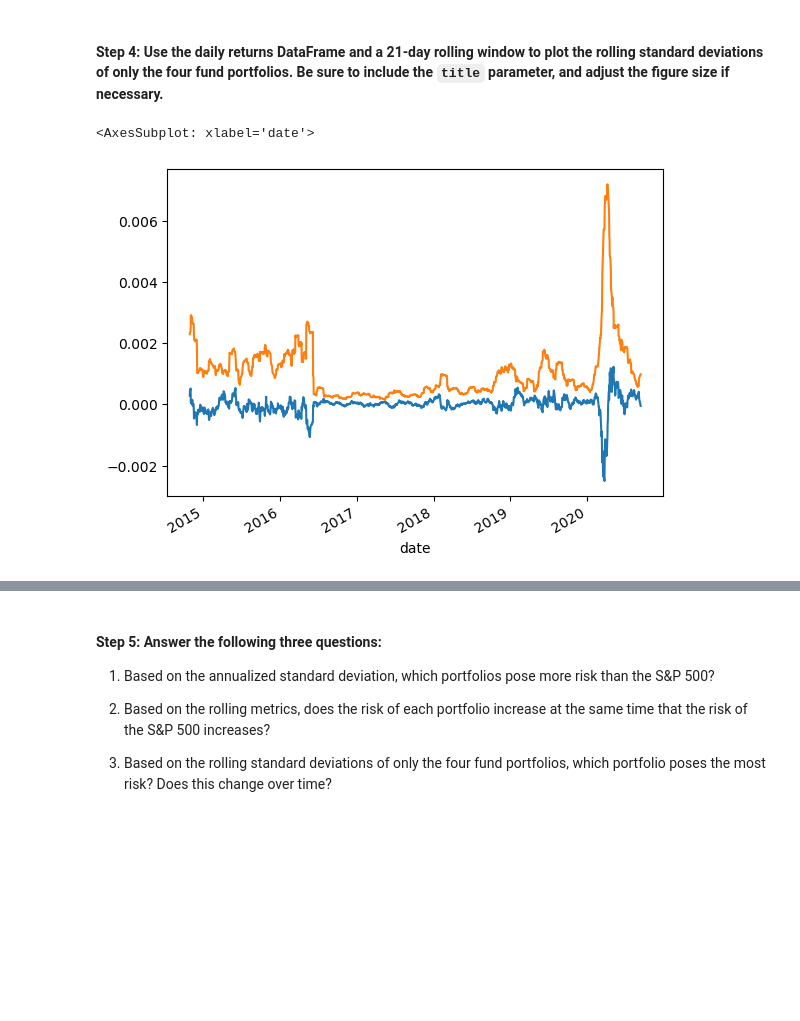
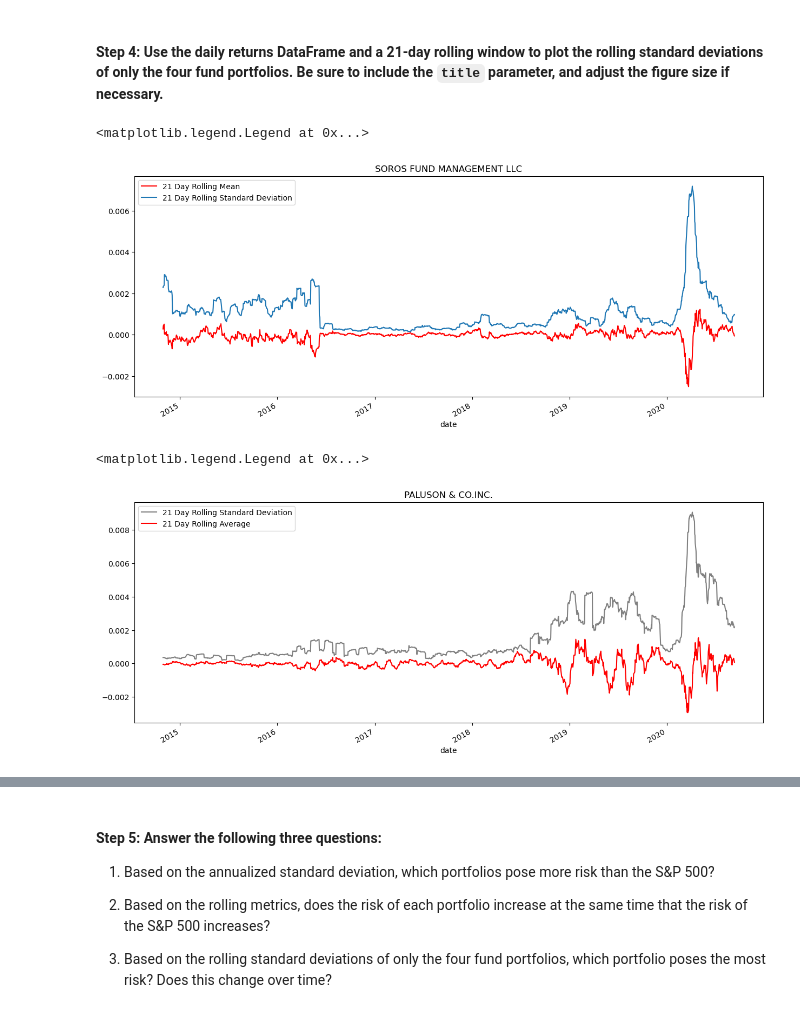
Before and after one commit to SkyRanger05/Module-Challenges, a Jupyter notebook: risk_return_analysis.ipynb, the cells around one changed output, grey strips where cells are left out. Drawn from its saved outputs; the diff is of its cells as text; code cells hidden in the pictures; blank space fills up the shorter version.

Commit message:
Added more visual

```diff
--- a/risk_return_analysis.ipynb
+++ b/risk_return_analysis.ipynb
@@ -537,8 +537,16 @@ ax.legend(["Daily Prices", "21 Day Rolling Average"])
 # Include a title parameter and adjust the figure size
 # YOUR CODE HERE
 # %%
-sfm_df.rolling(window=21).mean().plot()
-sfm_df.rolling(window=21).std().plot()
+ax = sfm_df.rolling(window=21).mean().plot(title='SOROS FUND MANAGEMENT LLC',color='red', figsize=(15,6))
+sfm_df.rolling(window=21).std().plot(ax=ax)
+ax.legend(["21 Day Rolling Mean", "21 Day Rolling Standard Deviation"])
 # %% [output]
-<AxesSubplot: xlabel='date'>
+<matplotlib.legend.Legend at 0x...>
-[figure, old version]
+[figure, new version]
+# %%
+ax = pc_df.rolling(window=21).std().plot(figsize=(15,6), color='gray', title='PALUSON & CO.INC.')
+pc_df.rolling(window=21).mean().plot(ax=ax, color='red')
+ax.legend(["21 Day Rolling Standard Deviation", "21 Day Rolling Average"])
+# %% [output]
+<matplotlib.legend.Legend at 0x...>
+[figure, added]
```
Also changed, not shown: parts of 5 cells of this notebook.
